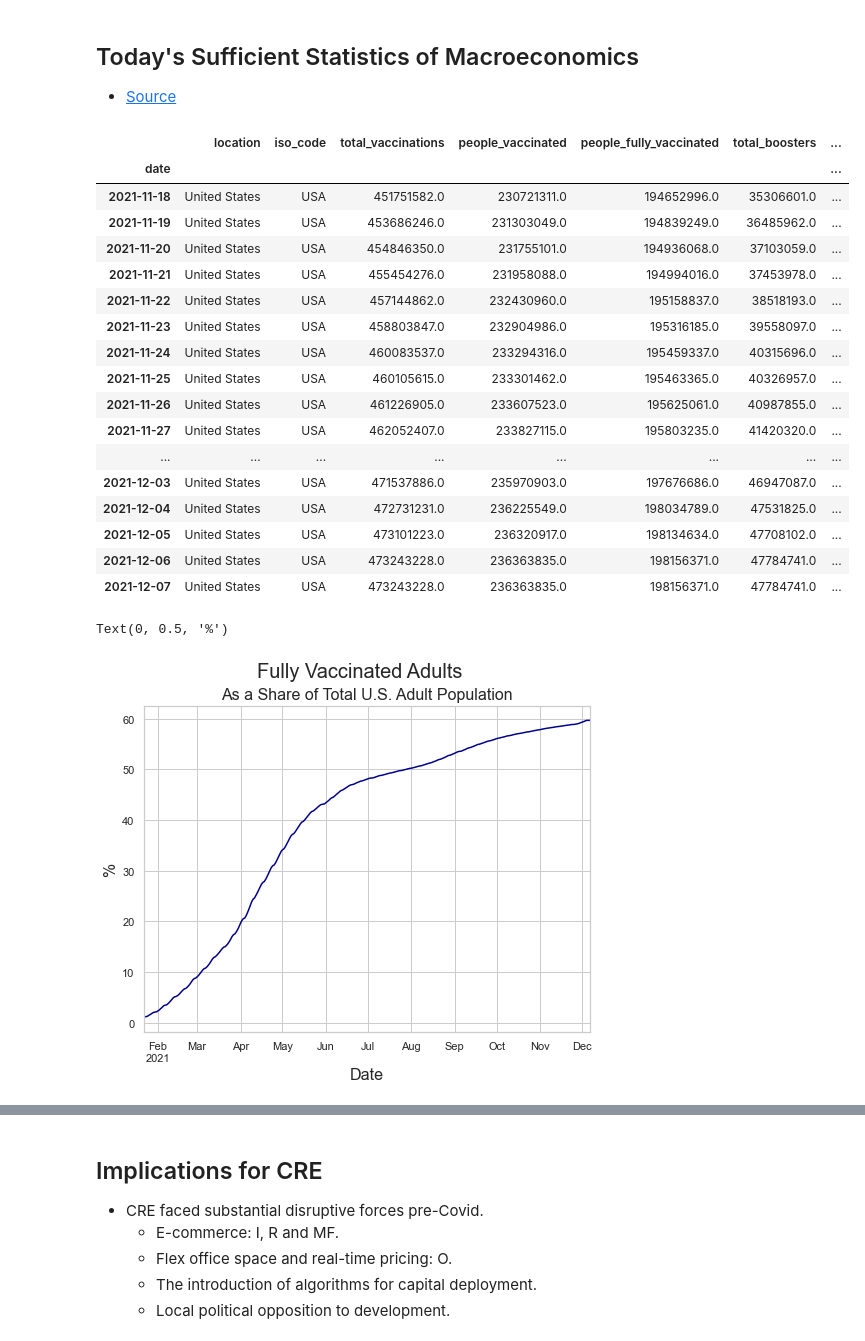
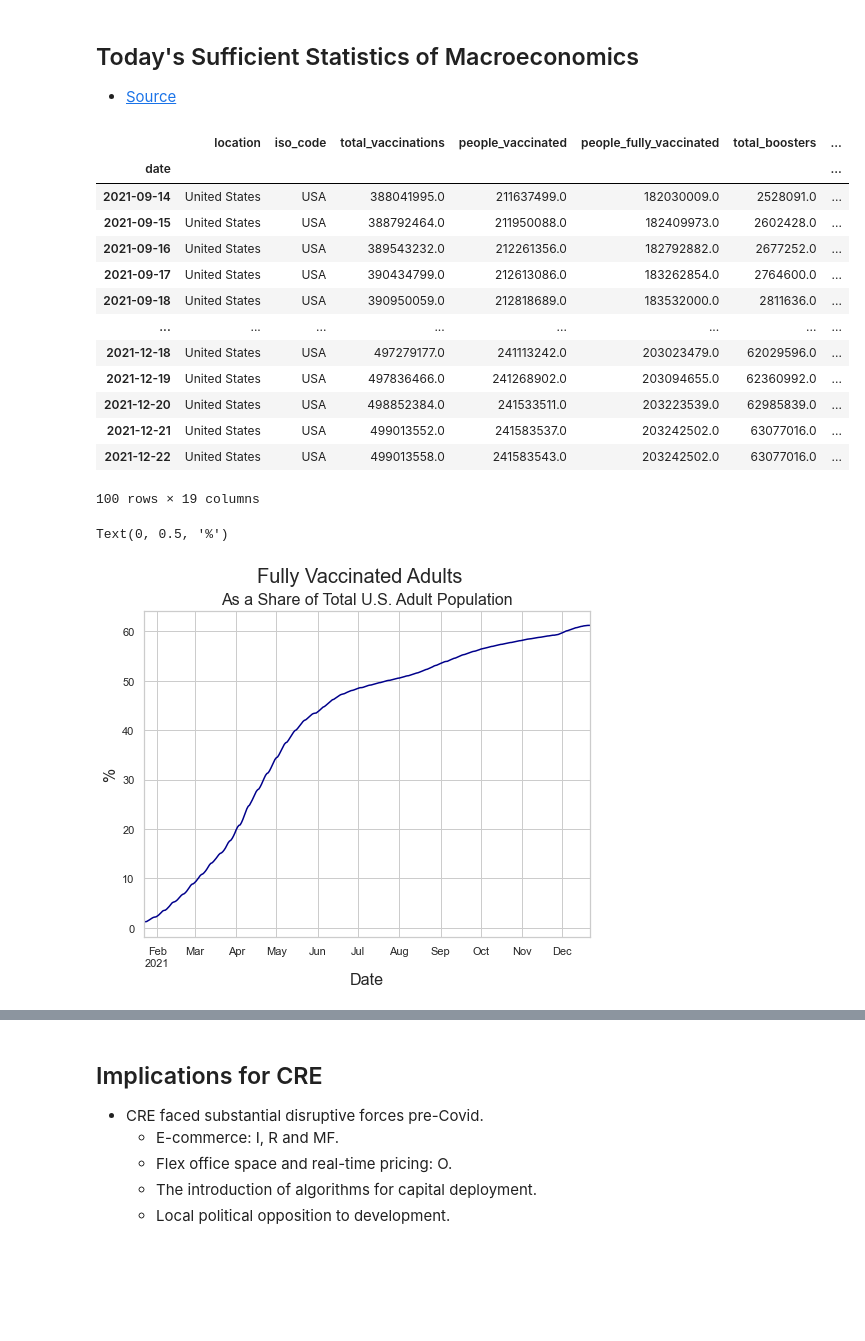
Before and after one commit to thsavage/Public-Presentations, a Jupyter notebook: Implications of the Current Economic Cycle for CRE.ipynb, the cells around one changed output, grey strips where cells are left out. Saved outputs shown, nothing was run; the diff lists cells and outputs as text; code cells hidden in the pictures; blank space fills up the shorter version.

```diff
--- a/Implications of the Current Economic Cycle for CRE.ipynb
+++ b/Implications of the Current Economic Cycle for CRE.ipynb
@@ -189,34 +189,31 @@ Image(url, width=800, height=800)
 # %%
 vaccination = pd.read_csv('https://raw.githubusercontent.com/owid/covid-19-data/master/public/data/vaccinations/vaccinations.csv')
 vaccination = vaccination[vaccination['location'] == 'United States']
 vaccination.dropna()
 vaccination = vaccination[40:]
 vaccination['date'].astype(str)
 vaccination['date'] = pd.to_datetime(vaccination['date'], format='%Y-%m-%d')
 vaccination = vaccination.set_index('date')
 vaccination['people_outstanding'] = (210000000 - vaccination['people_fully_vaccinated'])
 vaccination['outstanding'] = (210000000 - vaccination['people_fully_vaccinated']) / 210000000 * 100
 vaccination['rate'] = vaccination['daily_vaccinations'] / vaccination['people_outstanding'] * 100
-vaccination.tail(20)
+vaccination['booster_count'] = vaccination['total_boosters'] - vaccination['total_boosters'].shift(periods=1, freq="D")
+vaccination.tail(100)
 # %% [output]
 |  | location | iso_code | total_vaccinations | people_vaccinated | people_fully_vaccinated | total_boosters | ... |
 | date |  |  |  |  |  |  | ... |
-| 2021-11-18 | United States | USA | 451751582.0 | 230721311.0 | 194652996.0 | 35306601.0 | ... |
-| 2021-11-19 | United States | USA | 453686246.0 | 231303049.0 | 194839249.0 | 36485962.0 | ... |
-| 2021-11-20 | United States | USA | 454846350.0 | 231755101.0 | 194936068.0 | 37103059.0 | ... |
-| 2021-11-21 | United States | USA | 455454276.0 | 231958088.0 | 194994016.0 | 37453978.0 | ... |
-| 2021-11-22 | United States | USA | 457144862.0 | 232430960.0 | 195158837.0 | 38518193.0 | ... |
-| 2021-11-23 | United States | USA | 458803847.0 | 232904986.0 | 195316185.0 | 39558097.0 | ... |
-| 2021-11-24 | United States | USA | 460083537.0 | 233294316.0 | 195459337.0 | 40315696.0 | ... |
-| 2021-11-25 | United States | USA | 460105615.0 | 233301462.0 | 195463365.0 | 40326957.0 | ... |
-| 2021-11-26 | United States | USA | 461226905.0 | 233607523.0 | 195625061.0 | 40987855.0 | ... |
-| 2021-11-27 | United States | USA | 462052407.0 | 233827115.0 | 195803235.0 | 41420320.0 | ... |
+| 2021-09-14 | United States | USA | 388041995.0 | 211637499.0 | 182030009.0 | 2528091.0 | ... |
+| 2021-09-15 | United States | USA | 388792464.0 | 211950088.0 | 182409973.0 | 2602428.0 | ... |
+| 2021-09-16 | United States | USA | 389543232.0 | 212261356.0 | 182792882.0 | 2677252.0 | ... |
+| 2021-09-17 | United States | USA | 390434799.0 | 212613086.0 | 183262854.0 | 2764600.0 | ... |
+| 2021-09-18 | United States | USA | 390950059.0 | 212818689.0 | 183532000.0 | 2811636.0 | ... |
 | ... | ... | ... | ... | ... | ... | ... | ... |
-| 2021-12-03 | United States | USA | 471537886.0 | 235970903.0 | 197676686.0 | 46947087.0 | ... |
-| 2021-12-04 | United States | USA | 472731231.0 | 236225549.0 | 198034789.0 | 47531825.0 | ... |
-| 2021-12-05 | United States | USA | 473101223.0 | 236320917.0 | 198134634.0 | 47708102.0 | ... |
-| 2021-12-06 | United States | USA | 473243228.0 | 236363835.0 | 198156371.0 | 47784741.0 | ... |
-| 2021-12-07 | United States | USA | 473243228.0 | 236363835.0 | 198156371.0 | 47784741.0 | ... |
+| 2021-12-18 | United States | USA | 497279177.0 | 241113242.0 | 203023479.0 | 62029596.0 | ... |
+| 2021-12-19 | United States | USA | 497836466.0 | 241268902.0 | 203094655.0 | 62360992.0 | ... |
+| 2021-12-20 | United States | USA | 498852384.0 | 241533511.0 | 203223539.0 | 62985839.0 | ... |
+| 2021-12-21 | United States | USA | 499013552.0 | 241583537.0 | 203242502.0 | 63077016.0 | ... |
+| 2021-12-22 | United States | USA | 499013558.0 | 241583543.0 | 203242502.0 | 63077016.0 | ... |
+100 rows × 19 columns
 # %%
 vaccination['people_fully_vaccinated_per_hundred'].plot(color='darkblue', figsize=(8, 6))
 plt.suptitle('Fully Vaccinated Adults', fontsize=20)
@@ -225,7 +222,7 @@ plt.xlabel('Date', fontsize=16)
 plt.ylabel('%', fontsize=16)
 # %% [output]
 Text(0, 0.5, '%')
-[figure, old version]
+[figure, new version]
 # %%
 vaccination['people_outstanding'].plot(color='darkblue', figsize=(8, 6))
 plt.suptitle('Unvaccinated Adults', fontsize=20)
```
Also changed, not shown: parts of 9 cells of this notebook.
